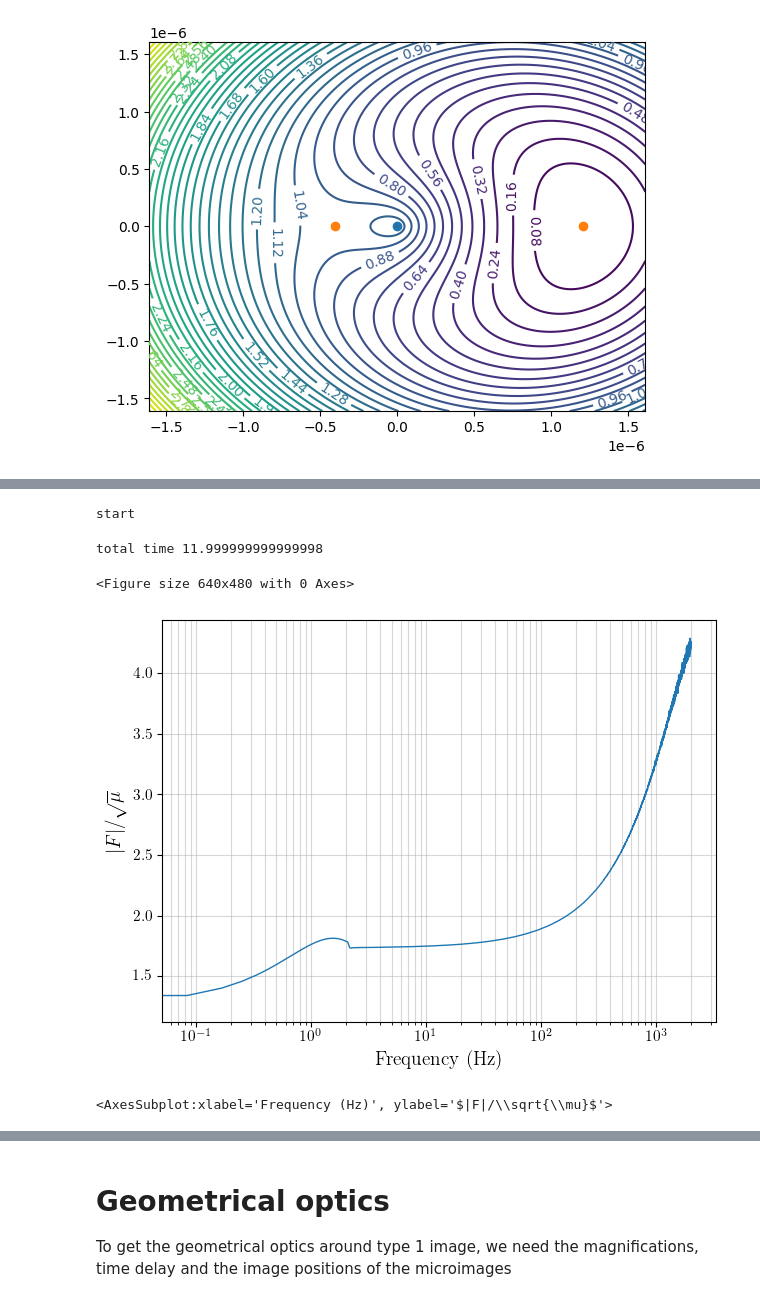
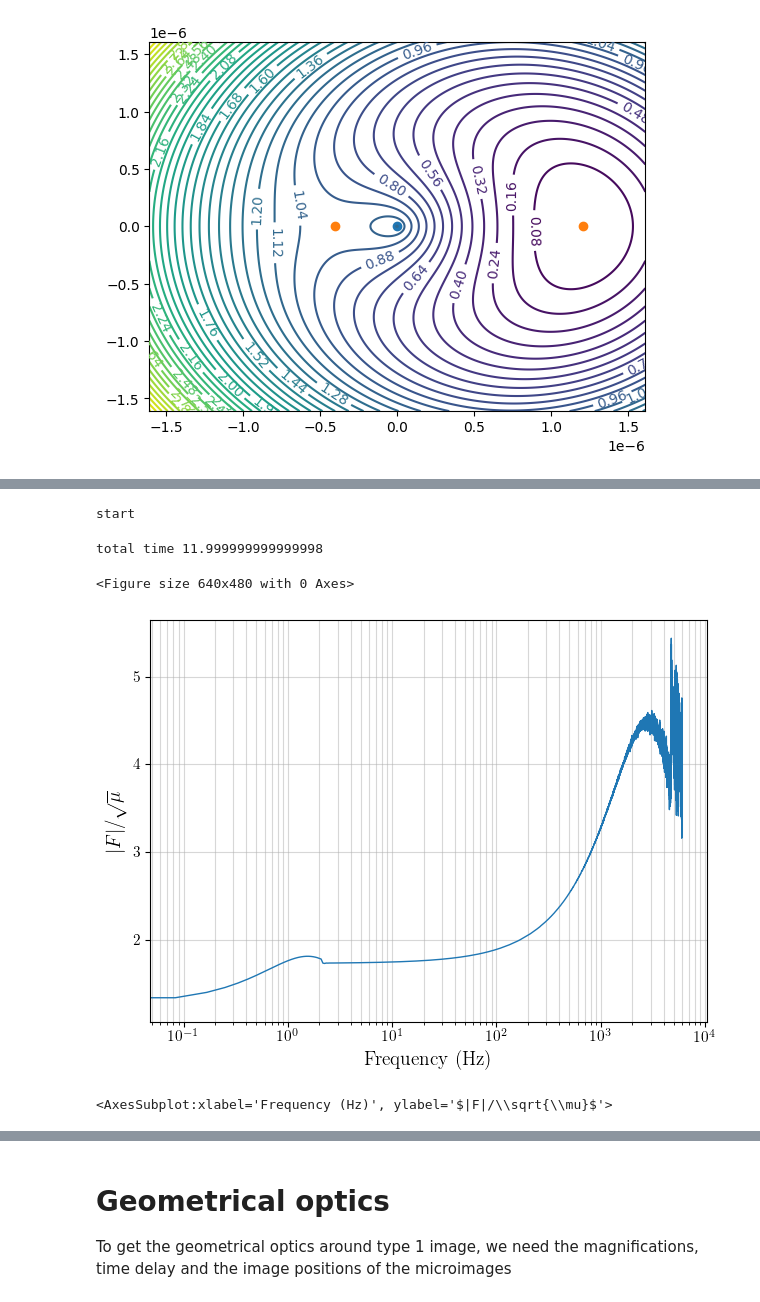
Before and after one commit to manchunyeung/wolensing, a Jupyter notebook: examples/embedded_lens.ipynb, the cells around one changed output, grey strips where cells are left out. Saved outputs shown, nothing was run; the diff lists cells and outputs as text; code cells hidden in the pictures.

```diff
--- a/examples/embedded_lens.ipynb
+++ b/examples/embedded_lens.ipynb
@@ -362,9 +356,9 @@ kwargs_macro = {'source_pos_x': beta0,
                 'mu': Mus[microtype],
                }
 
-kwargs_integrator = {'PixelNum': int(20000),
+kwargs_integrator = {'PixelNum': int(60000),
                      'PixelBlockMax': 2000,
-                     'WindowSize': 1.5*210*thetaE3,
+                     'WindowSize': 2.5*210*thetaE3,
                      'WindowCenterX': MacroImg_ra[microtype],
                      'WindowCenterY': MacroImg_dec[microtype],
                      'T0': T0,
@@ -381,13 +375,15 @@ kwargs_integrator = {'PixelNum': int(20000),
 amplification = af.amplification_factor(lens_model_list=lens_model_list, kwargs_lens=kwargs_lens_list, kwargs_macro=kwargs_macro, **kwargs_integrator)
 amplification.integrator(gpu=False)
 ws, Fws = amplification.fourier()
-amplification.plot_freq()
 # %% [output]
 start
 total time 11.999999999999998
-<Figure size 640x480 with 0 Axes>
-[figure, removed]
-<AxesSubplot:xlabel='Frequency (Hz)', ylabel='$|F|/\\sqrt{\\mu}$'>
+# %%
+amplification.plot_freq(freq_end=6000)
+# %% [output]
+<Figure size 640x480 with 0 Axes>
+[figure, added]
+<AxesSubplot:xlabel='Frequency (Hz)', ylabel='$|F|/\\sqrt{\\mu}$'>
 # %%
 amplification.plot_freq(pha=True)
 # %% [output]
```
Also changed, not shown: parts of 13 cells of this notebook, 6 other files.
